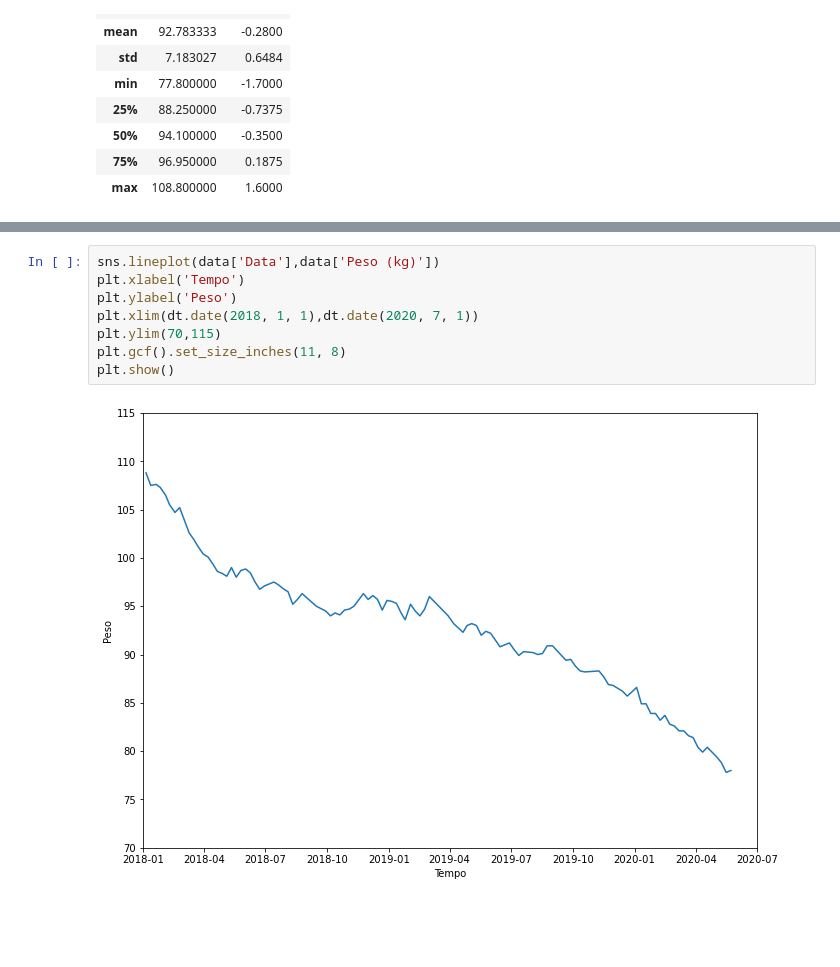
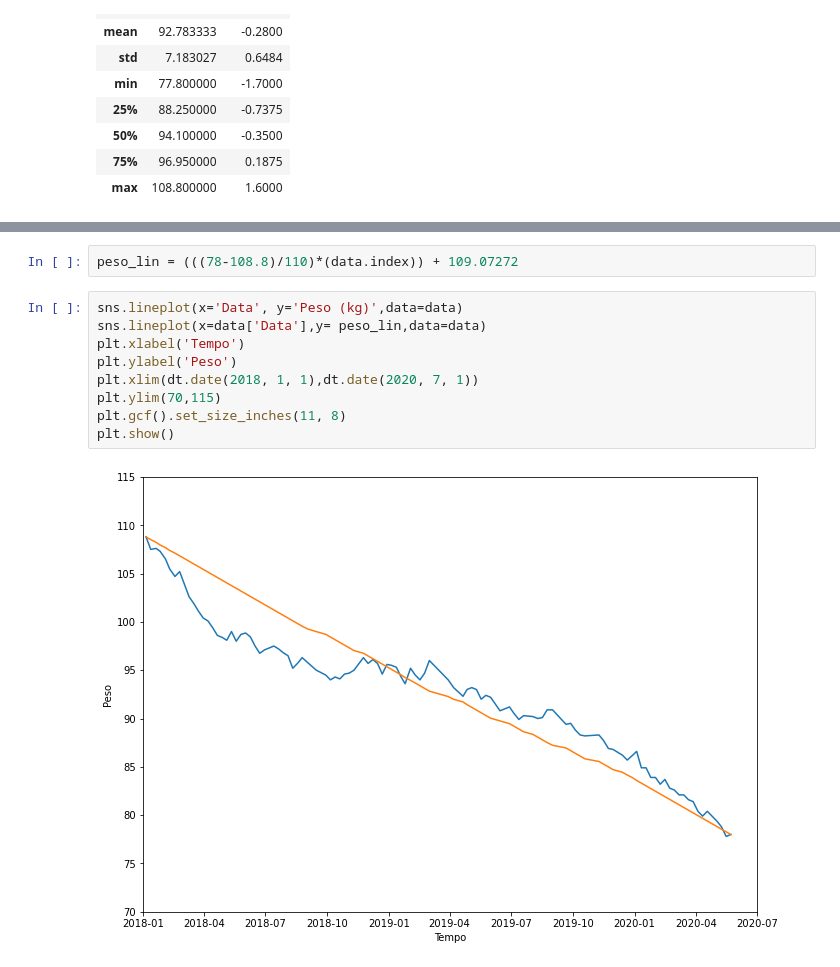
Before and after one commit to sambss/perdaDePeso, a Jupyter notebook: Perda de Peso.ipynb, the cells around one changed output, grey strips where cells are left out. Cells and saved outputs as stored; diff of their text form; blank space fills up the shorter version.

```diff
--- a/Perda de Peso.ipynb
+++ b/Perda de Peso.ipynb
@@ -64,10 +70,13 @@ data.describe()
+# %%
+peso_lin = (((78-108.8)/110)*(data.index)) + 109.07272
 # %%
-sns.lineplot(data['Data'],data['Peso (kg)'])
+sns.lineplot(x='Data', y='Peso (kg)',data=data)
+sns.lineplot(x=data['Data'],y= peso_lin,data=data)
 plt.xlabel('Tempo')
 plt.ylabel('Peso')
 plt.xlim(dt.date(2018, 1, 1),dt.date(2020, 7, 1))
 plt.ylim(70,115)
 plt.gcf().set_size_inches(11, 8)
 plt.show()
 # %% [output]
-[figure, old version]
+[figure, new version]
```
Also changed, not shown: parts of 2 cells of this notebook.
